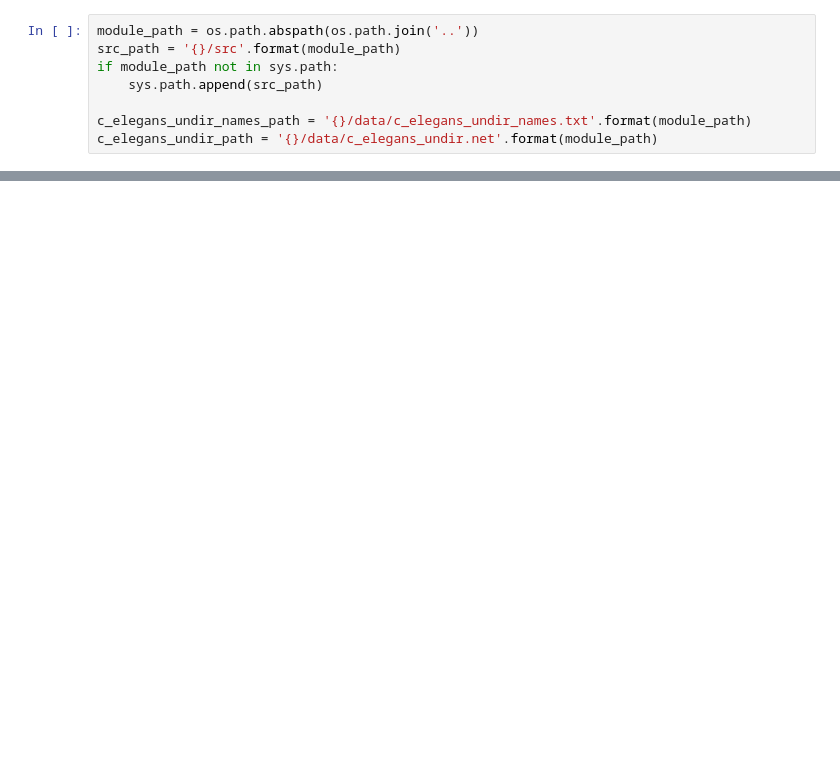
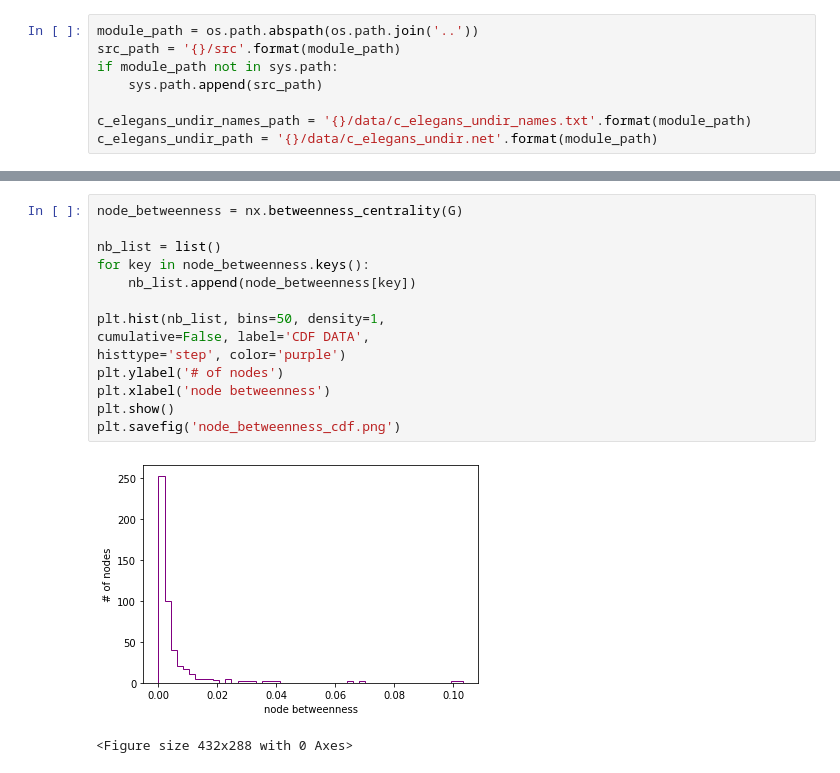
Before and after one commit to GeovaneF55/complex_networks, a Jupyter notebook: notebook/analisys.ipynb, the cells around one changed output, grey strips where cells are left out. Cells and saved outputs as stored; diff of their text form; blank space fills up the shorter version.

```diff
--- a/notebook/analisys.ipynb
+++ b/notebook/analisys.ipynb
@@ -124,0 +151,17 @@ plt.savefig('degree_cdf.png')
+# %%
+node_betweenness = nx.betweenness_centrality(G)
+
+nb_list = list()
+for key in node_betweenness.keys():
+    nb_list.append(node_betweenness[key])
+
+plt.hist(nb_list, bins=50, density=1,
+cumulative=False, label='CDF DATA',
+histtype='step', color='purple')
+plt.ylabel('# of nodes')
+plt.xlabel('node betweenness')
+plt.show()
+plt.savefig('node_betweenness_cdf.png')
+# %% [output]
+[figure, added]
+<Figure size 432x288 with 0 Axes>
```
Also changed, not shown: parts of 58 cells of this notebook.
